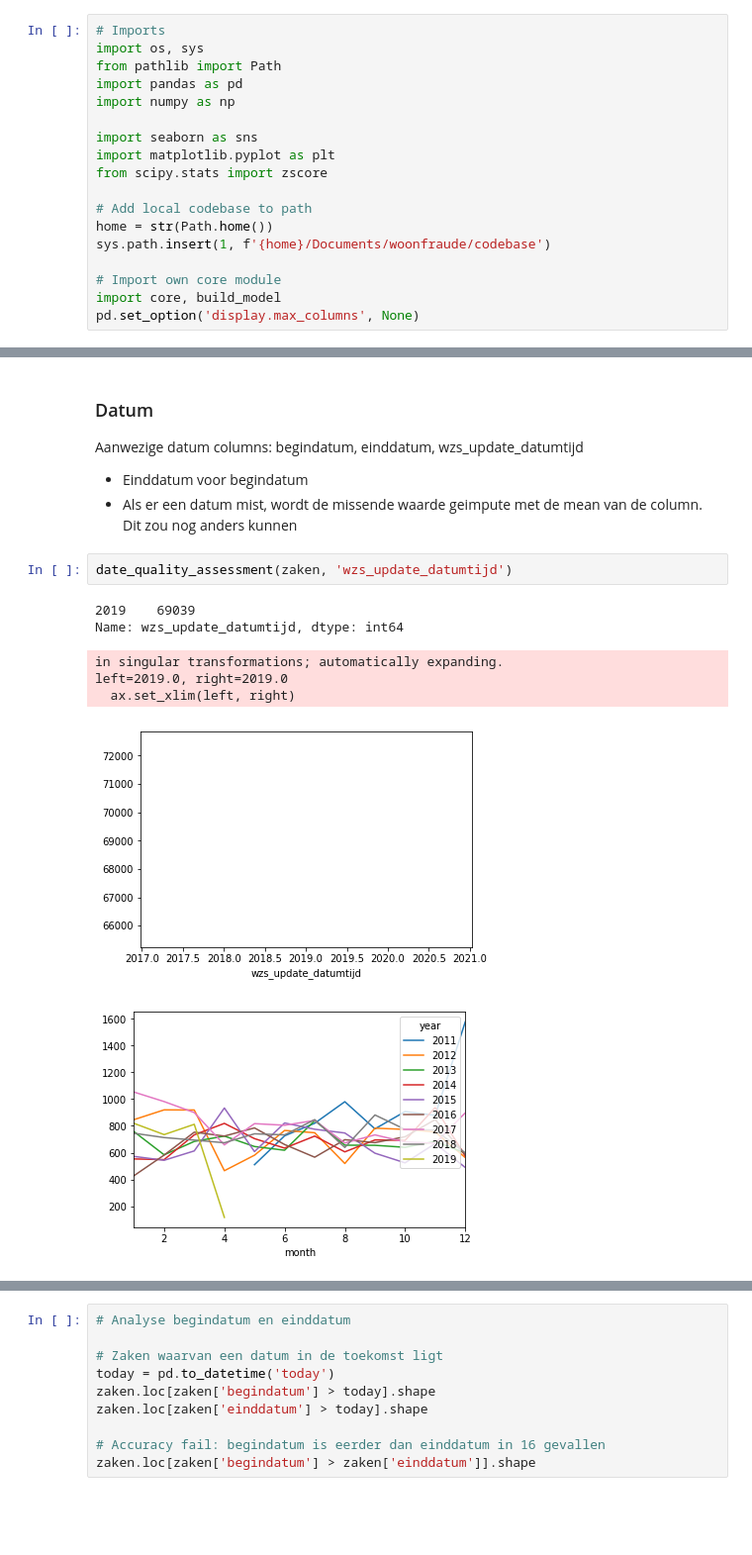
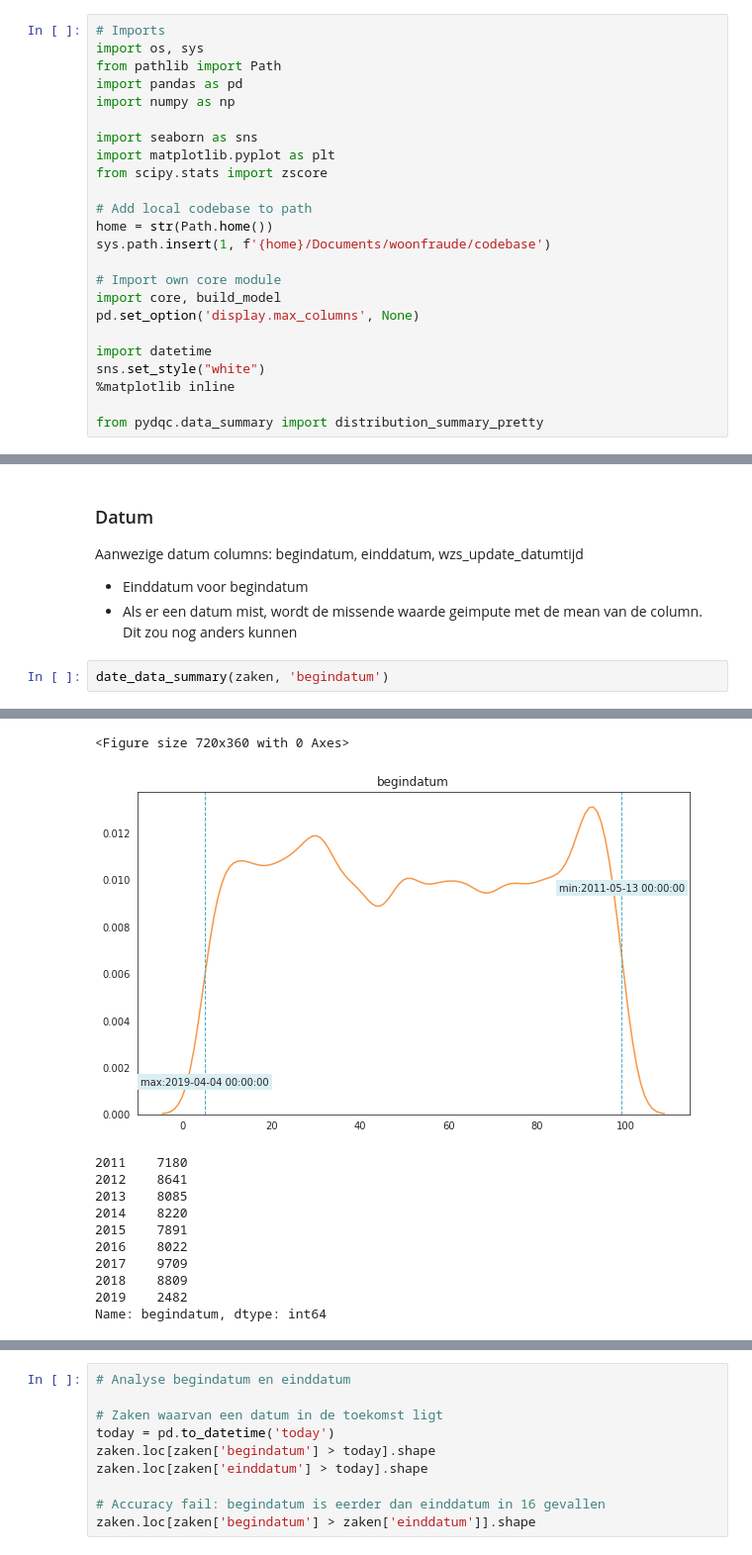
Before and after one commit to petercuret/woonfraude, a Jupyter notebook: notebooks/data_kwaliteit.ipynb, the cells around one changed output, grey strips where cells are left out. Shown at 99% size. Cells and saved outputs as stored; diff of their text form; blank space fills up the shorter version.

```diff
--- a/notebooks/data_kwaliteit.ipynb
+++ b/notebooks/data_kwaliteit.ipynb
@@ -16,6 +16,12 @@ sys.path.insert(1, f'{home}/Documents/woonfraude/codebase')
 # Import own core module
 import core, build_model
 pd.set_option('display.max_columns', None)
+
+import datetime
+sns.set_style("white")
+%matplotlib inline
+
+from pydqc.data_summary import distribution_summary_pretty
 # %%
 pd.set_option('display.max_colwidth', -1)
 from IPython.core.interactiveshell import InteractiveShell
@@ -134,13 +154,6 @@ Name: mededelingen, Length: 69039, dtype: object
 Aanwezige datum columns: begindatum, einddatum, wzs_update_datumtijd
 - Einddatum voor begindatum
 - Als er een datum mist, wordt de missende waarde geimpute met de mean van de column. Dit zou nog anders kunnen
-# %%
-date_quality_assessment(zaken, 'wzs_update_datumtijd')
-# %% [output]
-2019    69039
-Name: wzs_update_datumtijd, dtype: int64
-in singular transformations; automatically expanding.
-left=2019.0, right=2019.0
-  ax.set_xlim(left, right)
-[figure, removed]
-[figure, removed]
+# %%
+date_data_summary(zaken, 'begindatum')
+# %% [output]
@@ -146,0 +168,12 @@ left=2019.0, right=2019.0
+<Figure size 720x360 with 0 Axes>
+[figure, added]
+2011    7180
+2012    8641
+2013    8085
+2014    8220
+2015    7891
+2016    8022
+2017    9709
+2018    8809
+2019    2482
+Name: begindatum, dtype: int64
```
Also changed, not shown: parts of 25 cells of this notebook, 1 other file.
